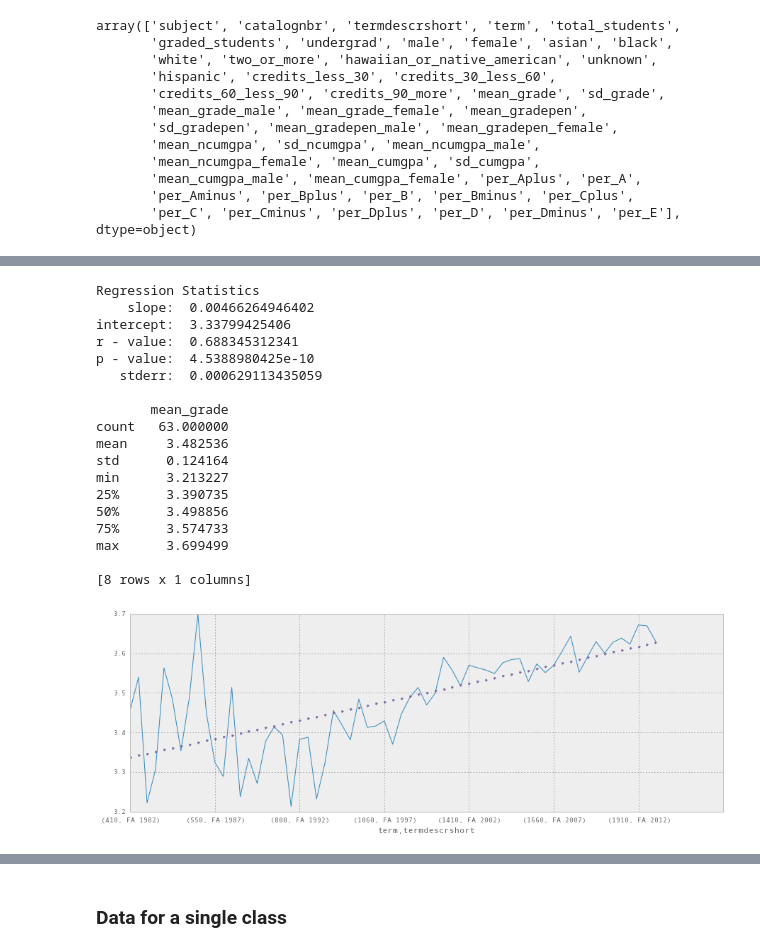
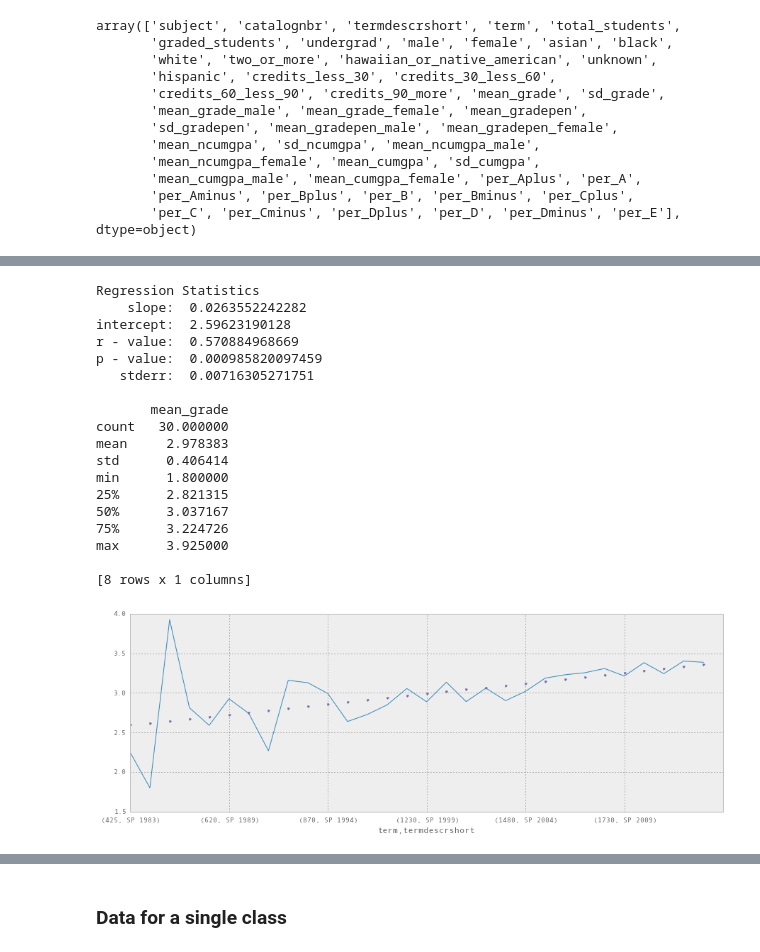
Before and after one commit to mkowshik/scaling-tribble, a Jupyter notebook: REBUILD DATA scripts/Course by term.ipynb, the cells around one changed output, grey strips where cells are left out. Saved outputs shown, nothing was run; the diff lists cells and outputs as text; code cells hidden in the pictures.

```diff
--- a/REBUILD DATA scripts/Course by term.ipynb
+++ b/REBUILD DATA scripts/Course by term.ipynb
@@ -61,6 +99,6 @@ plot?
 # %%
-department = 'ENGLISH'
-fw = data[data['termdescrshort'].str.contains('WN|FA')]
+## SPRING SUMMER
+fw = data[data['termdescrshort'].str.contains('SP')]
 subject = fw[fw['subject'] == department]
 terms = subject.groupby(['term','termdescrshort']).aggregate(np.mean)[['mean_grade']]
 terms['mean_grade'].plot()
@@ -70,44 +108,44 @@ terms['mean_grade'].plot()
 
 x = [] #term
 y = [] #mean grade
 for i in range(len(terms)):
     y.append(terms['mean_grade'][i])
     x.append(i)
 
 a = stats.linregress(x,y)
 print "Regression Statistics"
 print "    slope: ", a[0]
 print "intercept: ", a[1]
 print "r - value: ", a[2]
 print "p - value: ", a[3]
 print "   stderr: ", a[4]
 
 #make the line....manually
 line = []
 for i in range(len(x)):
     line.append(a[0]*x[i]+a[1])
 
 #plot the line on top of data
 plt.plot(line,'.')
 print
 print terms.describe()
 # %% [output]
 Regression Statistics
-    slope:  0.00466264946402
-intercept:  3.33799425406
-r - value:  0.688345312341
-p - value:  4.5388980425e-10
-   stderr:  0.000629113435059
+    slope:  0.0263552242282
+intercept:  2.59623190128
+r - value:  0.570884968669
+p - value:  0.000985820097459
+   stderr:  0.00716305271751
 
        mean_grade
-count   63.000000
-mean     3.482536
-std      0.124164
-min      3.213227
-25%      3.390735
-50%      3.498856
-75%      3.574733
-max      3.699499
+count   30.000000
+mean     2.978383
+std      0.406414
+min      1.800000
+25%      2.821315
+50%      3.037167
+75%      3.224726
+max      3.925000
 
 [8 rows x 1 columns]
-[figure, old version]
+[figure, new version]
```
Also changed, not shown: parts of 16 cells of this notebook, 1 other file.
